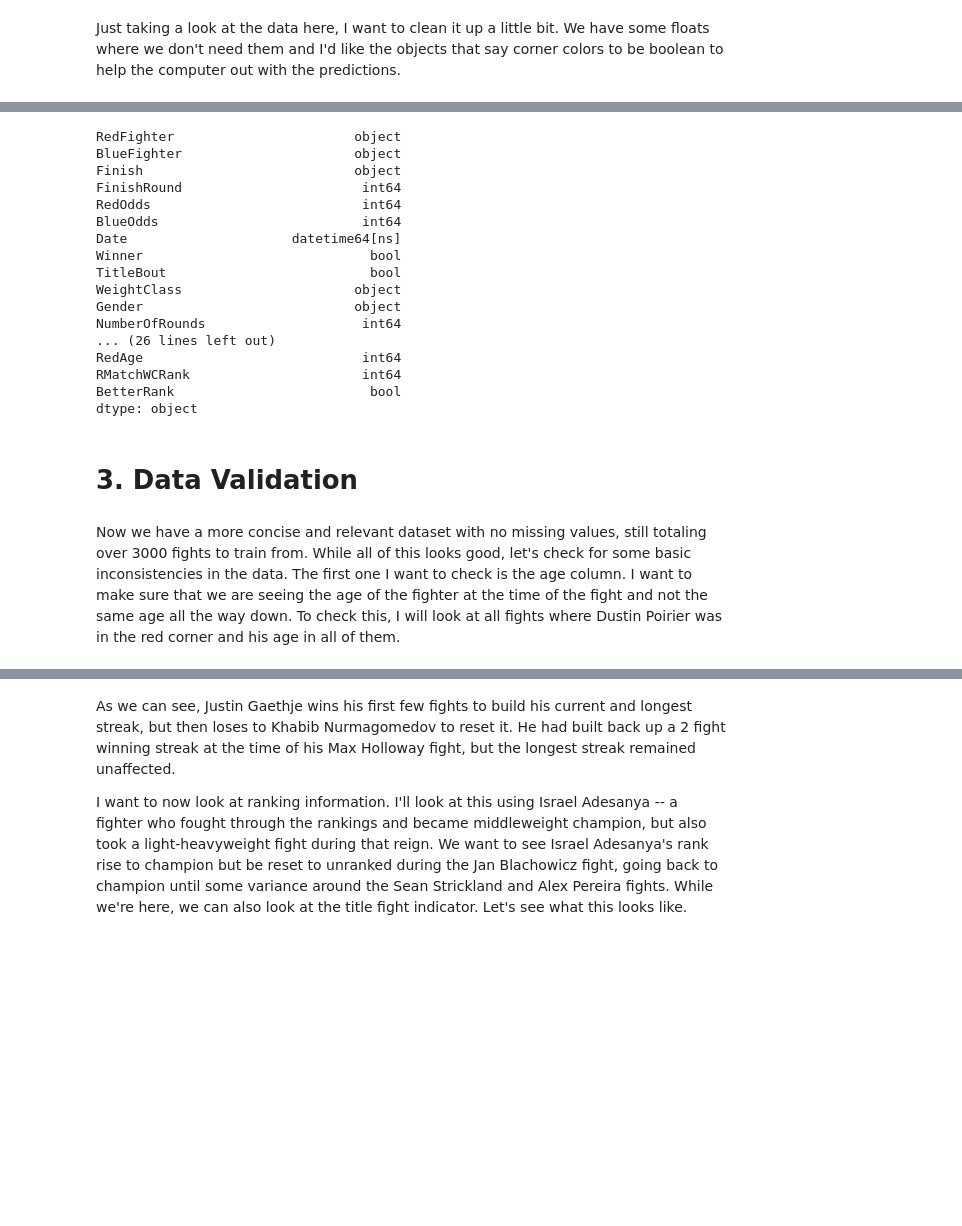
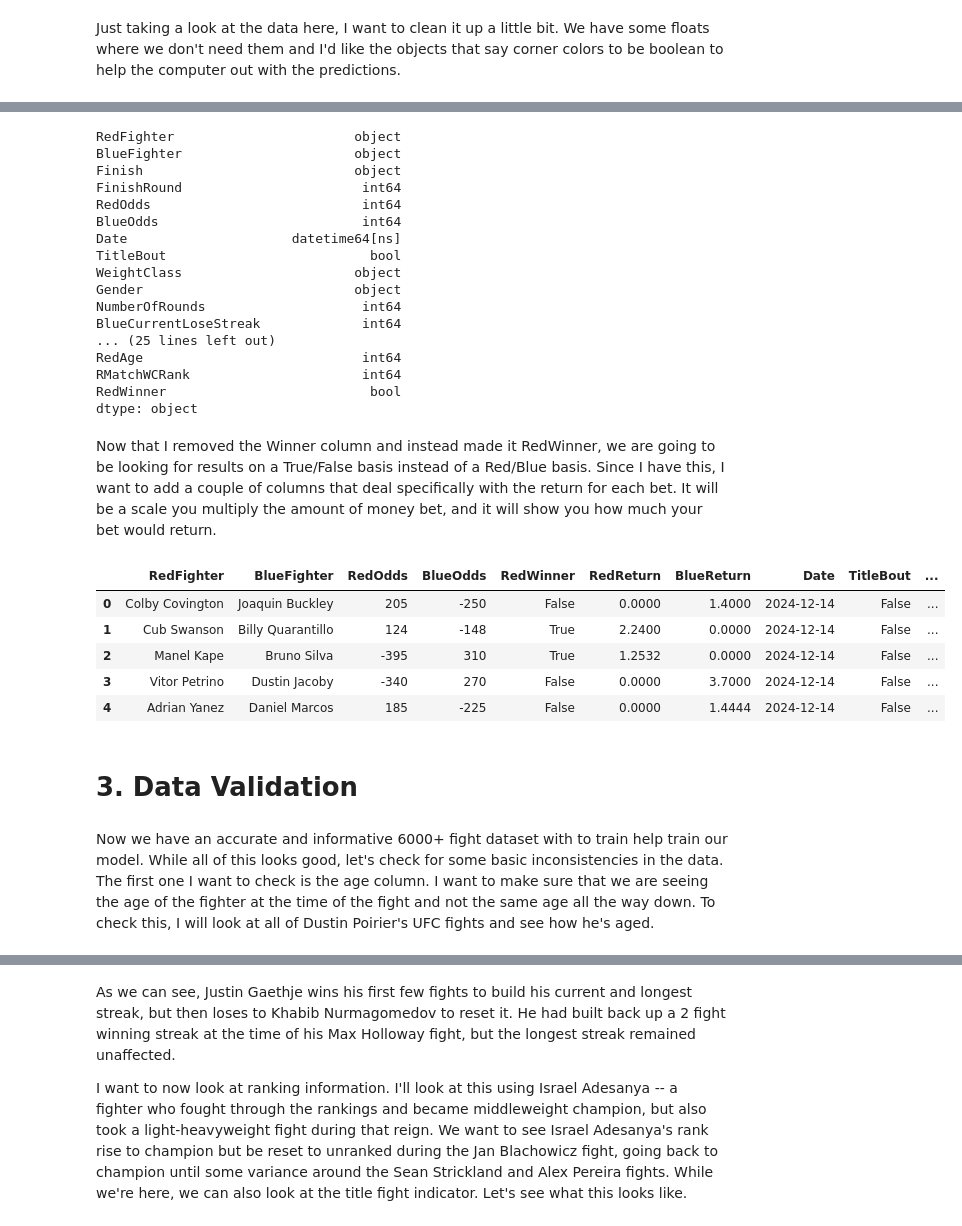
Before and after one commit to anthonyysz/Fight-Result-Predictor, a Jupyter notebook: notebooks/1-data-entry-and-cleaning.ipynb, the cells around one changed output, grey strips where cells are left out. Saved outputs shown, nothing was run; the diff lists cells and outputs as text; code cells hidden in the pictures; blank space fills up the shorter version.

```diff
--- a/notebooks/1-data-entry-and-cleaning.ipynb
+++ b/notebooks/1-data-entry-and-cleaning.ipynb
@@ -170,15 +170,15 @@ Index: []
 # %%
 # Dropping rows with unfilled finishing information
 
-dfDropped = dfFilled.dropna(subset=['Finish', 'FinishRound']).copy()
-dfDropped = dfDropped.drop('Unnamed: 0', axis=1)
+df = dfFilled.dropna(subset=['Finish', 'FinishRound']).copy()
+df = df.drop('Unnamed: 0', axis=1)
 
 # Filling the Unranked fighters' rank cells with 20
-dfDropped[['BMatchWCRank', 'RMatchWCRank']] = dfDropped[['BMatchWCRank', 'RMatchWCRank']].fillna(20)
+df[['BMatchWCRank', 'RMatchWCRank']] = df[['BMatchWCRank', 'RMatchWCRank']].fillna(20)
 
 # Changing the date dtype
-dfDropped['Date'] = pd.to_datetime(dfDropped['Date'], format="%m/%d/%Y")
-print(dfDropped['Date'].dtype)
+df['Date'] = pd.to_datetime(df['Date'], format="%m/%d/%Y")
+print(df['Date'].dtype)
 # %% [output]
 datetime64[ns]
 # %% [markdown]
@@ -251,8 +224,9 @@ df[to_int] = df[to_int].astype('int64')
 
 # Making our winner column boolean to make things easier for the model
 
-df['Winner'] = df['Winner'].map({'Red': True, 'Blue': False}).astype('bool')
-df['BetterRank'] = df['BetterRank'].map({'Red': True, 'Blue': False}).astype('bool')
+df['RedWinner'] = df['Winner'].map({'Red': True, 'Blue': False}).astype('bool')
+df = df.drop('Winner', axis=1)
+df = df.drop('BetterRank', axis=1)
 
 # Double checking
 
@@ -265,20 +239,59 @@ FinishRound                       int64
 RedOdds                           int64
 BlueOdds                          int64
 Date                     datetime64[ns]
-Winner                             bool
 TitleBout                          bool
 WeightClass                      object
 Gender                           object
 NumberOfRounds                    int64
-... (26 lines left out)
+BlueCurrentLoseStreak             int64
+... (25 lines left out)
 RedAge                            int64
 RMatchWCRank                      int64
-BetterRank                         bool
+RedWinner                          bool
 dtype: object
+# %% [markdown]
+Now that I removed the Winner column and instead made it RedWinner, we are going to be looking for results on a True/False basis instead of a Red/Blue basis. Since I have this, I want to add a couple of columns that deal specifically with the return for each bet. It will be a scale you multiply the amount of money bet, and it will show you how much your bet would return.
+# %%
+# Defining my function
+
+def calculate_return(odds, won):
+    if not won:
+        return 0
+    if odds < 0:
+        return round(1 + (-100 / odds), 4)
+    else:
+        return round(1 + (odds / 100), 4)
+
+# Creating 2 new columns with the funtion appropriately applied
+
+df['RedReturn'] = df.apply(lambda row: calculate_return(row['RedOdds'], row['RedWinner']), axis=1)
+df['BlueReturn'] = df.apply(lambda row: calculate_return(row['BlueOdds'], not row['RedWinner']), axis=1)
+
+# Putting my columns in a different order for better readability
+
+columns = ['RedFighter','BlueFighter','RedOdds','BlueOdds','RedWinner','RedReturn','BlueReturn',
+           'Date','TitleBout','WeightClass','Gender','NumberOfRounds','Finish','FinishRound',
+           'BlueCurrentLoseStreak','BlueCurrentWinStreak','BlueLongestWinStreak','BlueLosses','BlueTotalRoundsFought',
+           'BlueTotalTitleBouts','BlueWinsByKO','BlueWinsBySubmission','BlueWins','BlueStance','BlueHeightCms','BlueReachCms',
+           'BlueAge','BMatchWCRank',
+           'RedCurrentLoseStreak','RedCurrentWinStreak','RedLongestWinStreak','RedLosses','RedTotalRoundsFought',
+           'RedTotalTitleBouts','RedWinsByKO','RedWinsBySubmission','RedWins','RedStance','RedHeightCms','RedReachCms',
+           'RedAge','RMatchWCRank',]
+
+df = df[columns]
+
+df.head()
+# %% [output]
+|  | RedFighter | BlueFighter | RedOdds | BlueOdds | RedWinner | RedReturn | BlueReturn | Date | TitleBout | ... |
+| 0 | Colby Covington | Joaquin Buckley | 205 | -250 | False | 0.0000 | 1.4000 | 2024-12-14 | False | ... |
+| 1 | Cub Swanson | Billy Quarantillo | 124 | -148 | True | 2.2400 | 0.0000 | 2024-12-14 | False | ... |
+| 2 | Manel Kape | Bruno Silva | -395 | 310 | True | 1.2532 | 0.0000 | 2024-12-14 | False | ... |
+| 3 | Vitor Petrino | Dustin Jacoby | -340 | 270 | False | 0.0000 | 3.7000 | 2024-12-14 | False | ... |
+| 4 | Adrian Yanez | Daniel Marcos | 185 | -225 | False | 0.0000 | 1.4444 | 2024-12-14 | False | ... |
 # %% [markdown]
 # 3. Data Validation
 # %% [markdown]
-Now we have a more concise and relevant dataset with no missing values, still totaling over 3000 fights to train from. While all of this looks good, let's check for some basic inconsistencies in the data. The first one I want to check is the age column. I want to make sure that we are seeing the age of the fighter at the time of the fight and not the same age all the way down. To check this, I will look at all fights where Dustin Poirier was in the red corner and his age in all of them.
+Now we have an accurate and informative 6000+ fight dataset with to train help train our model. While all of this looks good, let's check for some basic inconsistencies in the data. The first one I want to check is the age column. I want to make sure that we are seeing the age of the fighter at the time of the fight and not the same age all the way down. To check this, I will look at all of Dustin Poirier's UFC fights and see how he's aged.
 # %%
 # Age Check
 
```
Also changed, not shown: parts of 11 cells of this notebook, 5 other files.
